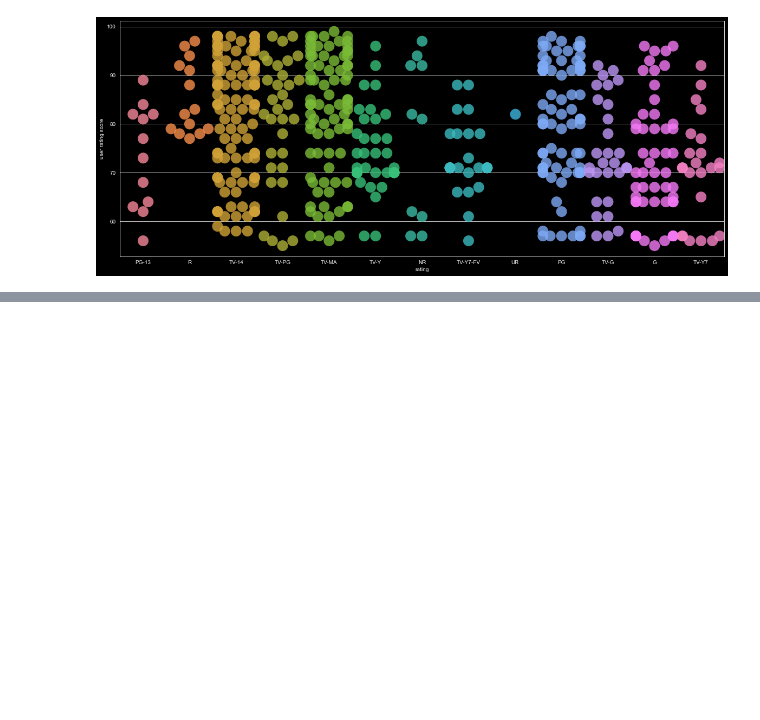
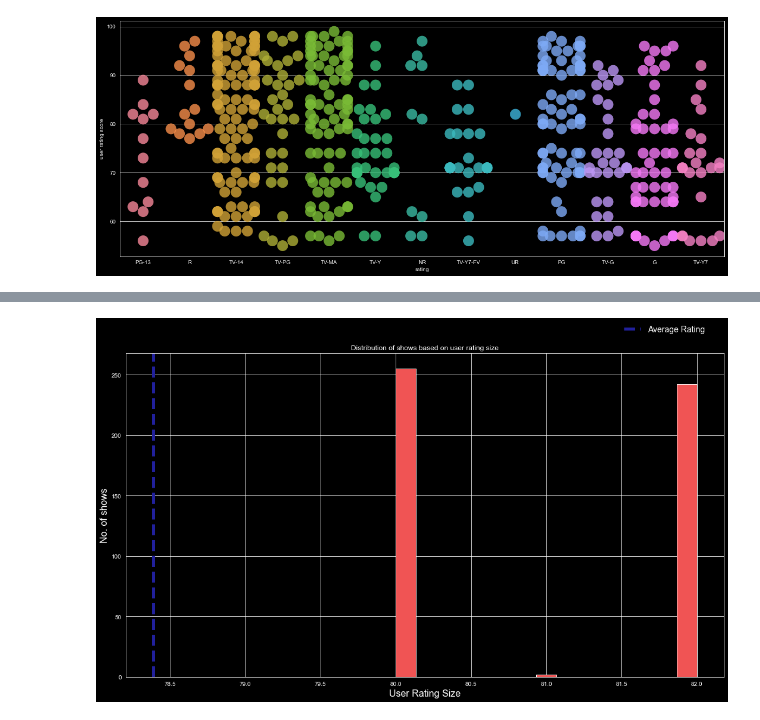
Before and after one commit to vinnovateit/VIIT_Team_MNIST, a Jupyter notebook: arhit/main_eda.ipynb, the cells around one changed output, grey strips where cells are left out. Saved outputs shown, nothing was run; the diff lists cells and outputs as text; code cells hidden in the pictures; blank space fills up the shorter version.

```diff
--- a/arhit/main_eda.ipynb
+++ b/arhit/main_eda.ipynb
@@ -294,0 +309,12 @@ plt.show()
+# %%
+plt.figure(figsize=(18,10))
+plt.hist(df['user rating size'], ec='white', bins = 15, color='#f05454')
+plt.xlabel('User Rating Size', fontsize=16)
+plt.title('Distribution of shows based on user rating size')
+plt.axvline(df['user rating score'].mean(), color='#21209c', linestyle='dashed', linewidth=5, label='Average Rating')
+plt.legend(loc='upper right', bbox_to_anchor=(0.98, 1.11), frameon=False, fontsize=14)
+
+plt.ylabel('No. of shows', fontsize=16)
+plt.show()
+# %% [output]
+[figure, added]
```
Also changed, not shown: parts of 3 cells of this notebook.
